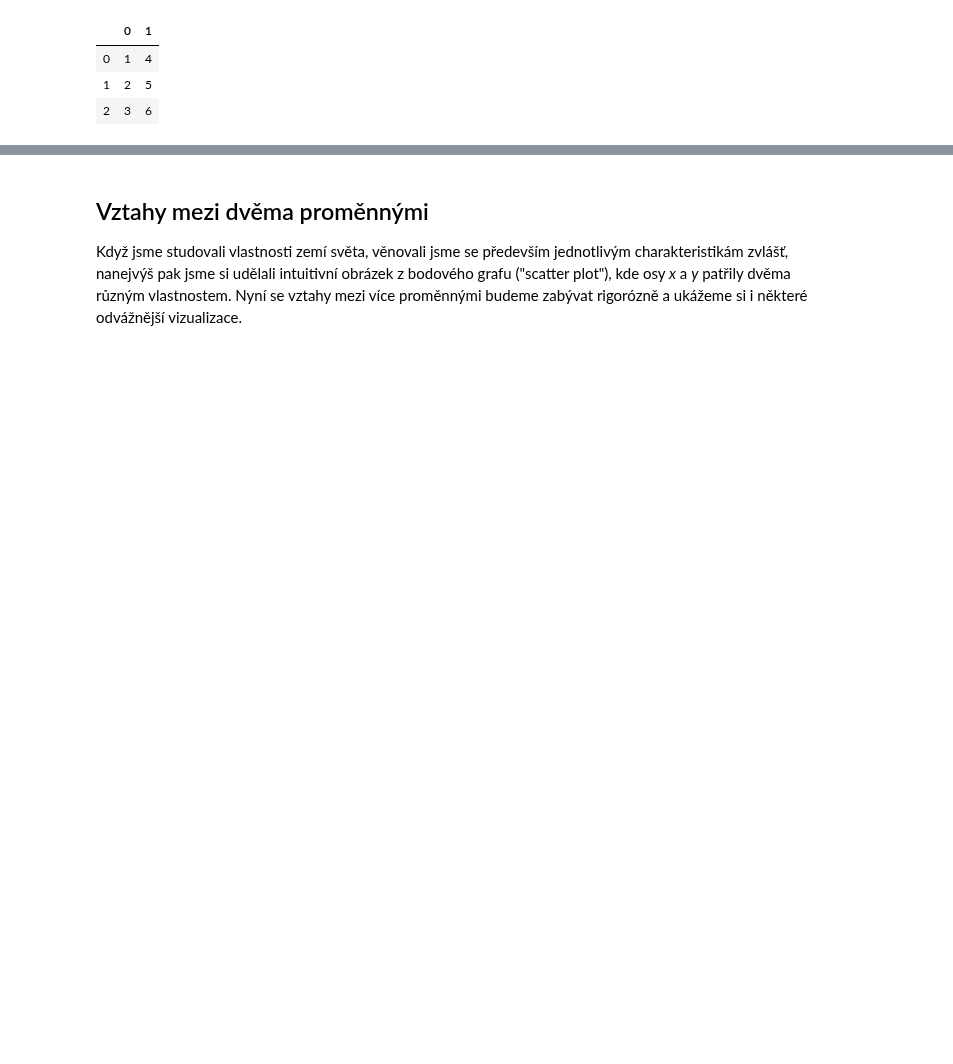
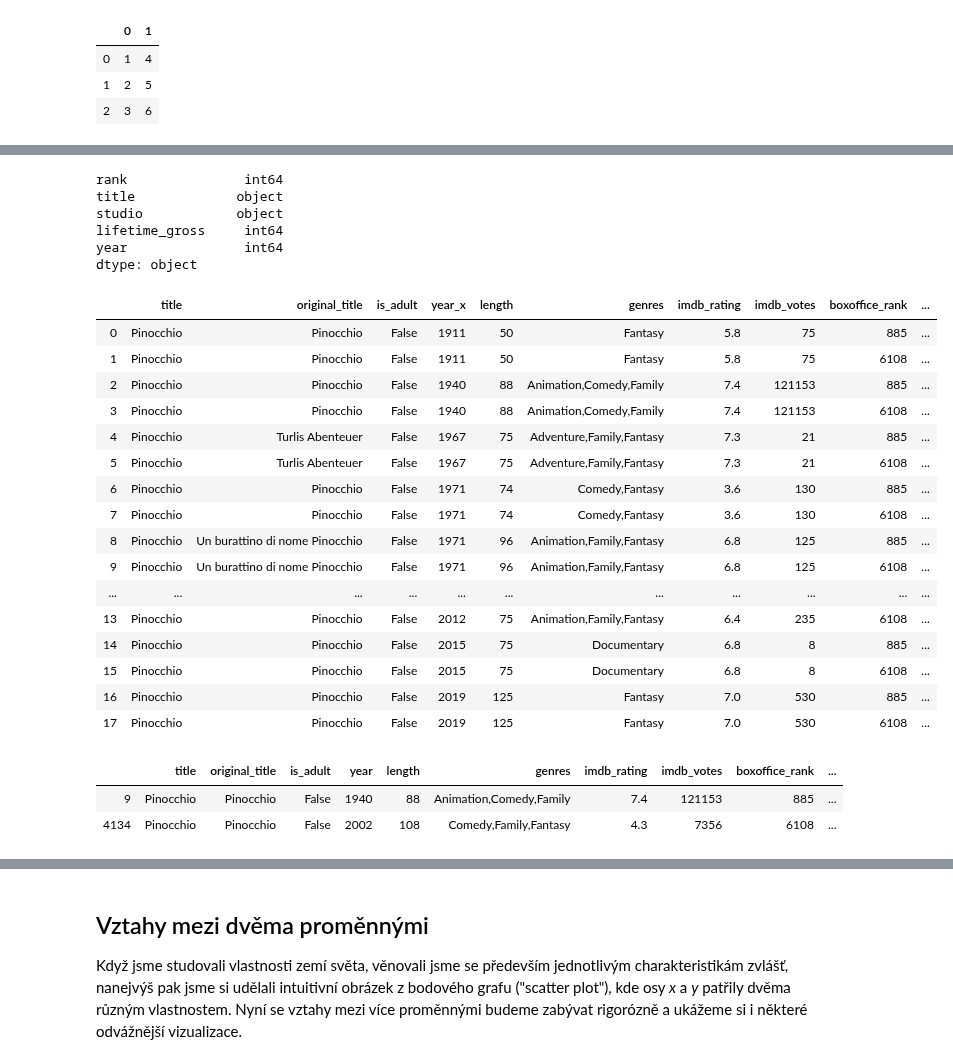
Before and after one commit to janpipek/naucse.python.cz, a Jupyter notebook: lessons/pydata/pandas_correlations/index.ipynb, the cells around one changed output, grey strips where cells are left out. Drawn from its saved outputs; the diff is of its cells as text; code cells hidden in the pictures; blank space fills up the shorter version.

```diff
--- a/lessons/pydata/pandas_correlations/index.ipynb
+++ b/lessons/pydata/pandas_correlations/index.ipynb
@@ -129,0 +294,8 @@ import seaborn as sns
+# %%
+ratings = (imdb_ratings_raw
+    .rename({
+        "averageRating": "imdb_rating",
+        "numVotes": "imdb_votes"
+    }, axis="columns")
+    .set_index("tconst")
+)
@@ -129,0 +338,7 @@ import seaborn as sns
+# %%
+movies_with_rating = movies.join(ratings, how="inner")
+(movies_with_rating
+    .query("imdb_votes > 25000")
+    .sort_values("imdb_rating", ascending=False)
+    .reset_index(drop=True)
+).head(30)
@@ -129,0 +379,54 @@ import seaborn as sns
+# %%
+boxoffice_raw.dtypes
+# %% [output]
+rank               int64
+title             object
+studio            object
+lifetime_gross     int64
+year               int64
+dtype: object
+# %%
+boxoffice = (boxoffice_raw
+    .rename({
+        "rank": "boxoffice_rank"
+    }, axis="columns")
+)
+# %%
+movies_with_rating_and_boxoffice_beta = pd.merge(
+    movies_with_rating,
+    boxoffice,
+    on=["title"]
+)
+movies_with_rating_and_boxoffice_beta.query("title == 'Pinocchio'")
+# %% [output]
+|  | title | original_title | is_adult | year_x | length | genres | imdb_rating | imdb_votes | boxoffice_rank | ... |
+| 0 | Pinocchio | Pinocchio | False | 1911 | 50 | Fantasy | 5.8 | 75 | 885 | ... |
+| 1 | Pinocchio | Pinocchio | False | 1911 | 50 | Fantasy | 5.8 | 75 | 6108 | ... |
+| 2 | Pinocchio | Pinocchio | False | 1940 | 88 | Animation,Comedy,Family | 7.4 | 121153 | 885 | ... |
+| 3 | Pinocchio | Pinocchio | False | 1940 | 88 | Animation,Comedy,Family | 7.4 | 121153 | 6108 | ... |
+| 4 | Pinocchio | Turlis Abenteuer | False | 1967 | 75 | Adventure,Family,Fantasy | 7.3 | 21 | 885 | ... |
+| 5 | Pinocchio | Turlis Abenteuer | False | 1967 | 75 | Adventure,Family,Fantasy | 7.3 | 21 | 6108 | ... |
+| 6 | Pinocchio | Pinocchio | False | 1971 | 74 | Comedy,Fantasy | 3.6 | 130 | 885 | ... |
+| 7 | Pinocchio | Pinocchio | False | 1971 | 74 | Comedy,Fantasy | 3.6 | 130 | 6108 | ... |
+| 8 | Pinocchio | Un burattino di nome Pinocchio | False | 1971 | 96 | Animation,Family,Fantasy | 6.8 | 125 | 885 | ... |
+| 9 | Pinocchio | Un burattino di nome Pinocchio | False | 1971 | 96 | Animation,Family,Fantasy | 6.8 | 125 | 6108 | ... |
+| ... | ... | ... | ... | ... | ... | ... | ... | ... | ... | ... |
+| 13 | Pinocchio | Pinocchio | False | 2012 | 75 | Animation,Family,Fantasy | 6.4 | 235 | 6108 | ... |
+| 14 | Pinocchio | Pinocchio | False | 2015 | 75 | Documentary | 6.8 | 8 | 885 | ... |
+| 15 | Pinocchio | Pinocchio | False | 2015 | 75 | Documentary | 6.8 | 8 | 6108 | ... |
+| 16 | Pinocchio | Pinocchio | False | 2019 | 125 | Fantasy | 7.0 | 530 | 885 | ... |
+| 17 | Pinocchio | Pinocchio | False | 2019 | 125 | Fantasy | 7.0 | 530 | 6108 | ... |
+# %%
+movies_with_rating_and_boxoffice = (
+    pd.merge(
+        movies_with_rating,
+        boxoffice,
+        # left_on=["primaryTitle", "startYear"],
+        on=["title", "year"]
+    )
+)
+movies_with_rating_and_boxoffice.query("title == 'Pinocchio'")
+# %% [output]
+|  | title | original_title | is_adult | year | length | genres | imdb_rating | imdb_votes | boxoffice_rank | ... |
+| 9 | Pinocchio | Pinocchio | False | 1940 | 88 | Animation,Comedy,Family | 7.4 | 121153 | 885 | ... |
+| 4134 | Pinocchio | Pinocchio | False | 2002 | 108 | Comedy,Family,Fantasy | 4.3 | 7356 | 6108 | ... |
```
Also changed, not shown: parts of 57 cells of this notebook.
